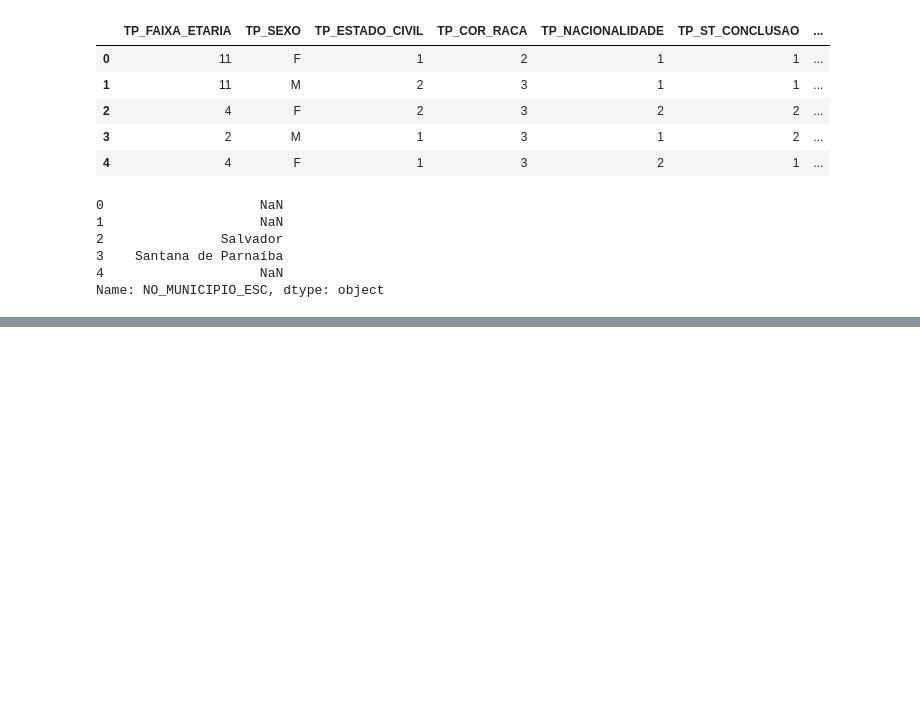
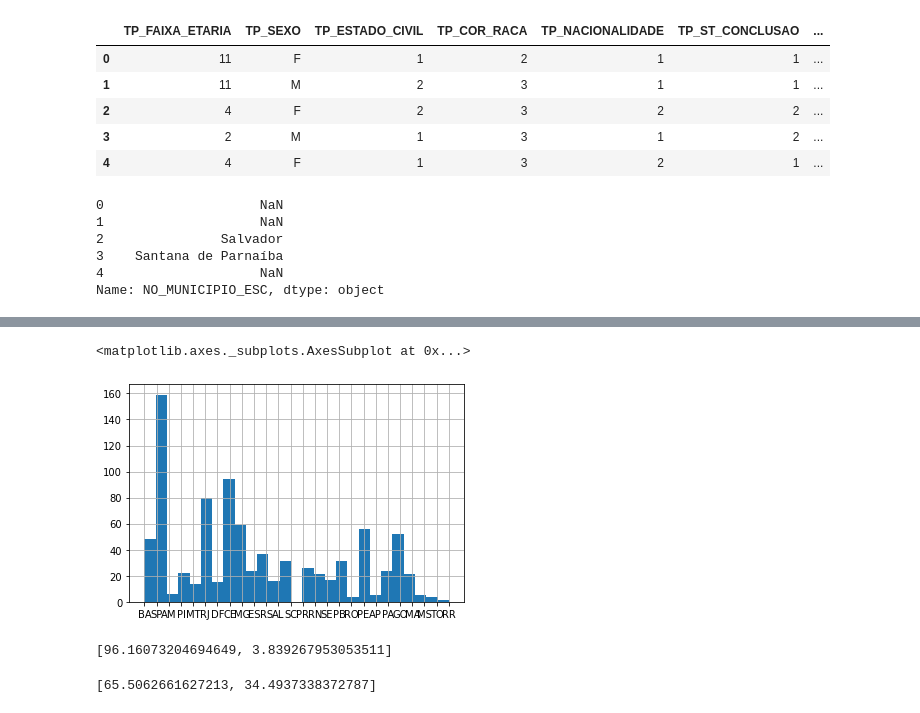
Before and after one commit to almemanuel/ENEM2020-Data-Analysis, a Jupyter notebook: DataAnalysis.ipynb, the cells around one changed output, grey strips where cells are left out. Drawn from its saved outputs; the diff is of its cells as text; code cells hidden in the pictures; blank space fills up the shorter version.

```diff
--- a/DataAnalysis.ipynb
+++ b/DataAnalysis.ipynb
@@ -122,0 +155,4 @@ Name: TP_FAIXA_ETARIA, dtype: int64>
+# %%
+students_by_uf = selected_enem_data['SG_UF_ESC']
+
+students_by_uf.value_counts()
@@ -122,0 +177,5 @@ Name: TP_FAIXA_ETARIA, dtype: int64>
+# %%
+students_by_uf.hist(bins = 27)
+# %% [output]
+<matplotlib.axes._subplots.AxesSubplot at 0x...>
+[figure, added]
@@ -122,0 +186,16 @@ Name: TP_FAIXA_ETARIA, dtype: int64>
+# %%
+percent_trainees = [100 * x / dist_trainees.sum() for x in dist_trainees]
+
+percent_trainees
+# %% [output]
+[96.16073204694649, 3.839267953053511]
+# %%
+students_by_gender = selected_enem_data['TP_SEXO']
+
+dist_students_by_gender = students_by_gender.value_counts()
+
+percent_students_by_gender = [100 * x / dist_students_by_gender.sum() for x in dist_students_by_gender]
+
+percent_students_by_gender
+# %% [output]
+[65.5062661627213, 34.4937338372787]
```
Also changed, not shown: parts of 9 cells of this notebook.
